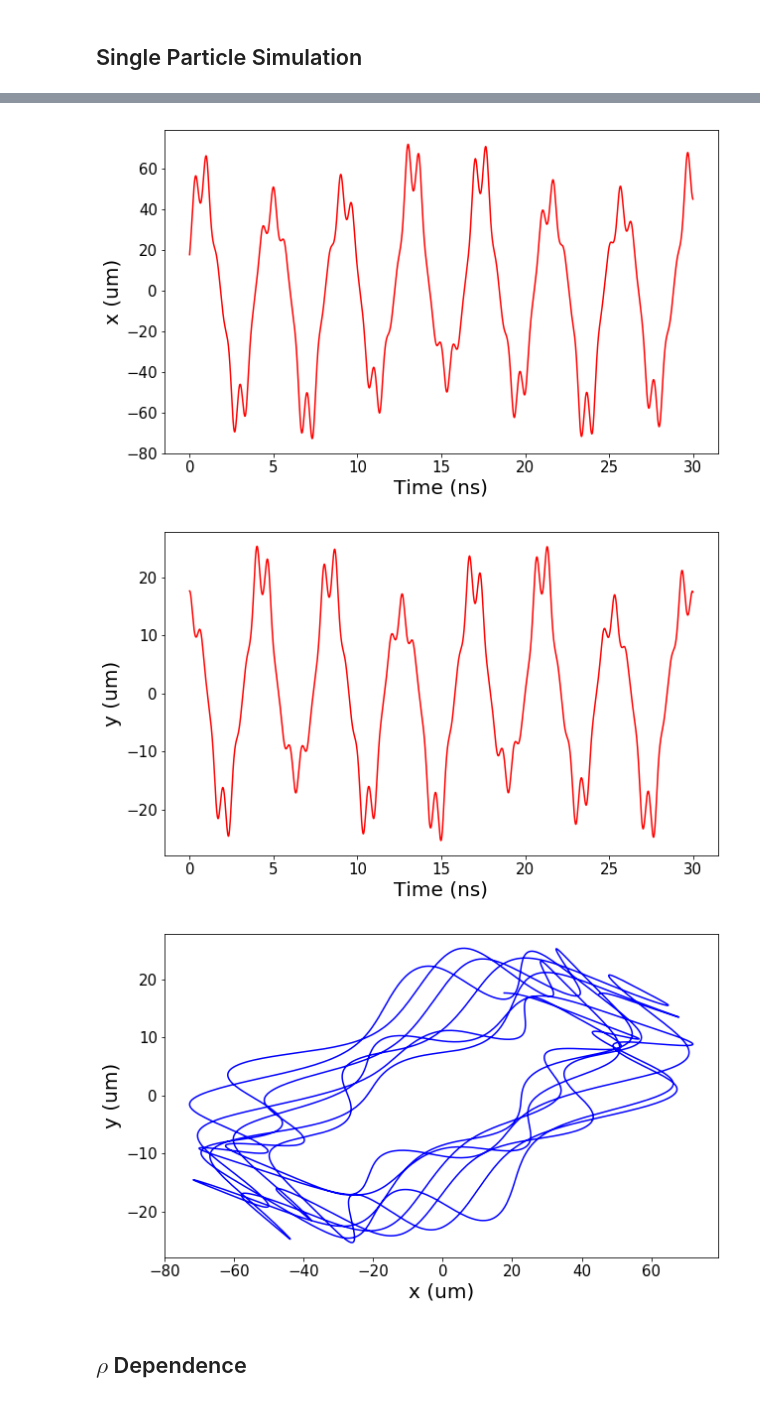
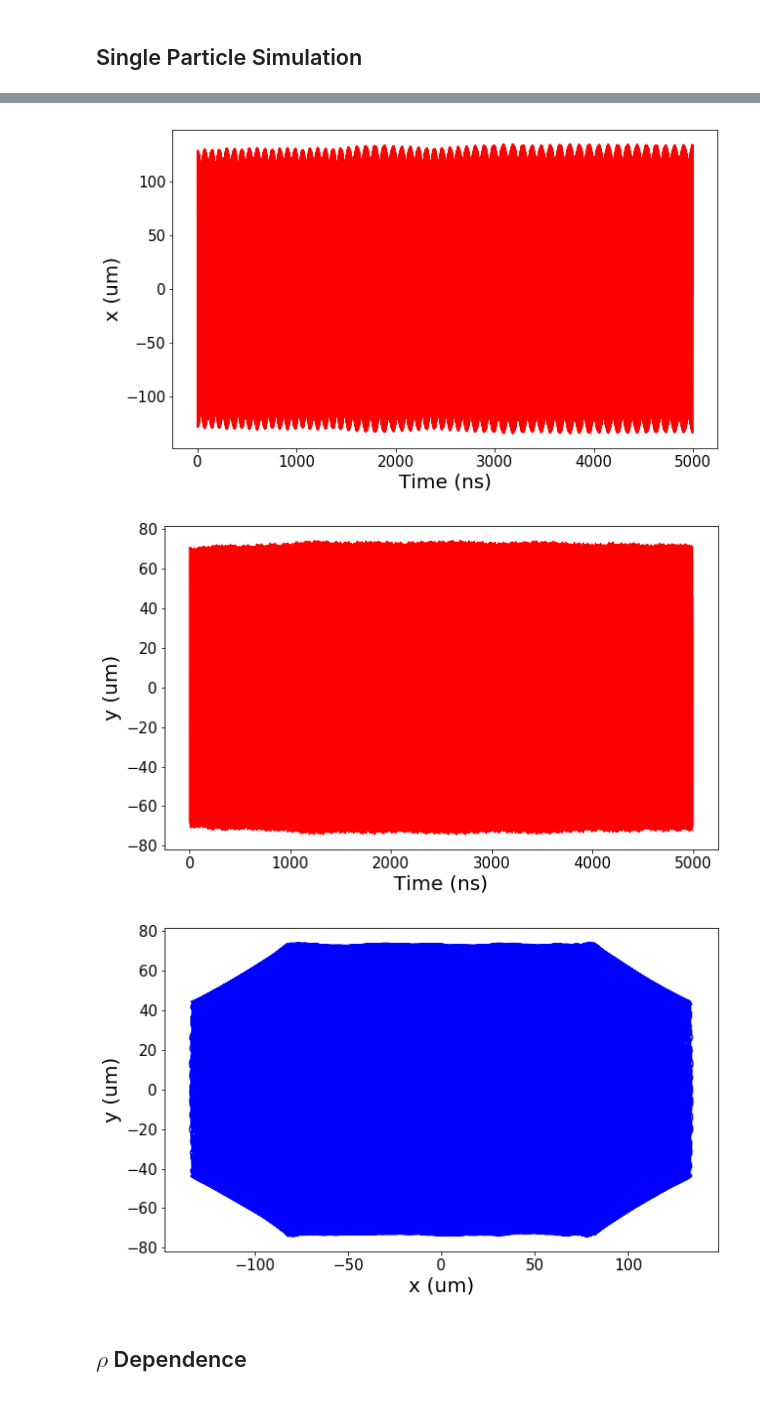
Before and after one commit to HaeffnerLab/Electron-Trap-Design-Testing, a Jupyter notebook: particle_trajectory_sim/250nm_quarter_sim1.ipynb, the cells around one changed output, grey strips where cells are left out. Cells and saved outputs as stored; diff of their text form; code cells hidden in the pictures.

Commit message:
3D simulation starting to work

```diff
--- a/particle_trajectory_sim/250nm_quarter_sim1.ipynb
+++ b/particle_trajectory_sim/250nm_quarter_sim1.ipynb
@@ -13,7 +13,7 @@ from trap_util import quarter_trap
 from trap_util import half_trap
 # physical parameters
 q = -1.60217662e-19 # coulombs
-m = 9.10938356e-31 #kg (electron)
-#m = 6.6359437706294e-26 #(calcium)
+#m = 9.10938356e-31 #kg (electron)
+m = 6.6359437706294e-26 #(calcium)
 kB = 1.38064852e-23 # J/K
 f = 1.5e9 # Electrode frequency, in Hertz
@@ -125,6 +146,14 @@ def grad_Ey(x, y):
 
 def E_field(x, y, t):
     # return the electric field at position (x, y) at time t
+    if x < 0:
+        signx = -1
+    else:
+        signx = +1
+    if y < 0:
+        signy = -1
+    else:
+        signy = +1
     x = abs(x)
     y = abs(y)
     n = get_row_index(x, y)
@@ -132,7 +161,7 @@ def E_field(x, y, t):
     Ex0, Ey0 = df.iloc[n, 3], df.iloc[n, 4]
     Ex = Ex0 + grad_Ex(x0, y0)[0] * (x-x0) + grad_Ex(x0, y0)[1] * (y-y0)
     Ey = Ey0 + grad_Ey(x0, y0)[0] * (x-x0) + grad_Ey(x0, y0)[1] * (y-y0)
-    return (Ex*np.cos(2*np.pi*f*t), Ey*np.cos(2*np.pi*f*t))
+    return (Ex*np.cos(2*np.pi*f*t) * signx, Ey*np.cos(2*np.pi*f*t) * signy)
 
 def acceleration(x, y, t):
     Ex, Ey= E_field(x, y, t)
@@ -235,10 +264,10 @@ Name: 912262, dtype: float64
 start = time.time()
 # simulation configuration
 dt = 1.0e-11 #s
-t_max = 3.0e-8 # maximum time duration of the simulation
+t_max = 5.0e-6 # maximum time duration of the simulation
 
 T = 300.0 # kelvin
-rou = 25.0e-6 # distance from initial position to the trap center
+rou = 100.0e-6 # distance from initial position to the trap center
 phi = np.pi/4 # direction of initial position vector
 v = np.sqrt(2*kB*T/m) #speed
 theta = 0.0 # direction of initial velocity
@@ -312,6 +341,6 @@ time: 2.4348978996276855
-[figure, old version]
+[figure, new version]
-[figure, old version]
+[figure, new version]
-[figure, old version]
+[figure, new version]
 # %% [markdown]
 ## $\rho$ Dependence
 # %%
```
Also changed, not shown: parts of 3 cells of this notebook, 15 other files.
